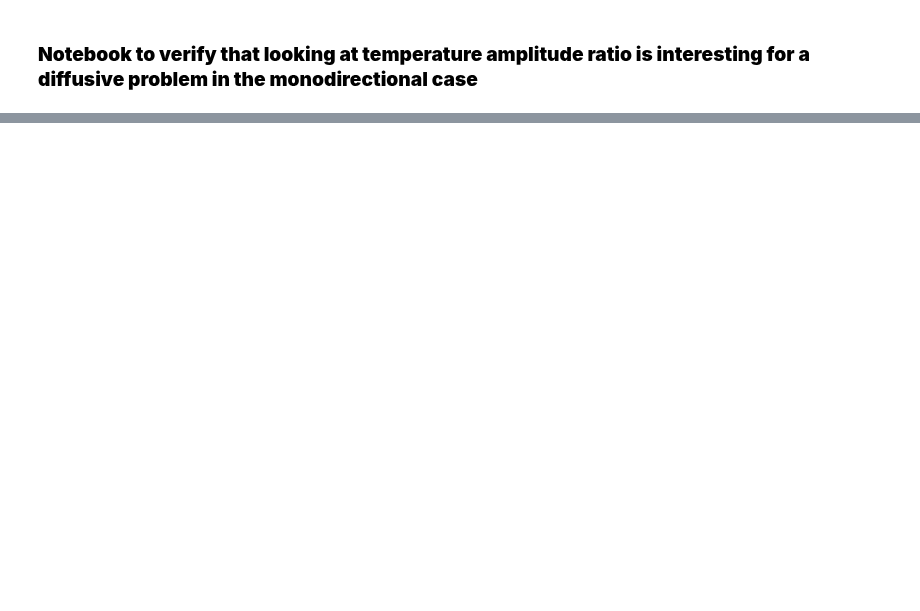
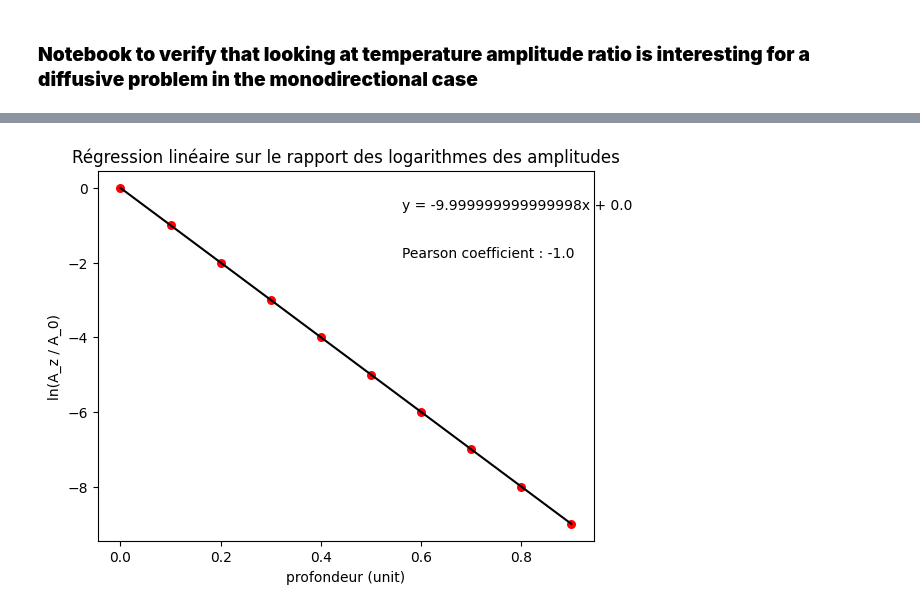
Before and after one commit to flipoyo/MOLONARI1D, a Jupyter notebook: pyheatmy/research/Temp_ampl_ratio_diffusive_case.ipynb, the cells around one changed output, grey strips where cells are left out. Drawn from its saved outputs; the diff is of its cells as text; code cells hidden in the pictures; blank space fills up the shorter version.

Commit message:
adding functions and tests to plot log of temperature amplitude ratio

```diff
--- a/pyheatmy/research/Temp_ampl_ratio_diffusive_case.ipynb
+++ b/pyheatmy/research/Temp_ampl_ratio_diffusive_case.ipynb
@@ -144,0 +365,14 @@ print(f"La matrice de température a pour shape : {col._temperatures.shape}, abs
+# %%
+# test de plot_linear_regression
+# Création d'un jeu de données arbitraire :
+
+T = np.zeros((10,10))
+for i in range(10):
+    for j in range(10):
+        T[i,j] = np.sin(i) * np.exp(-j)
+
+depths = [0.1 * i for i in range(10)]
+
+plot_linear_regression(depths, T)
+# %% [output]
+[figure, added]
```
Also changed, not shown: parts of 14 cells of this notebook.
